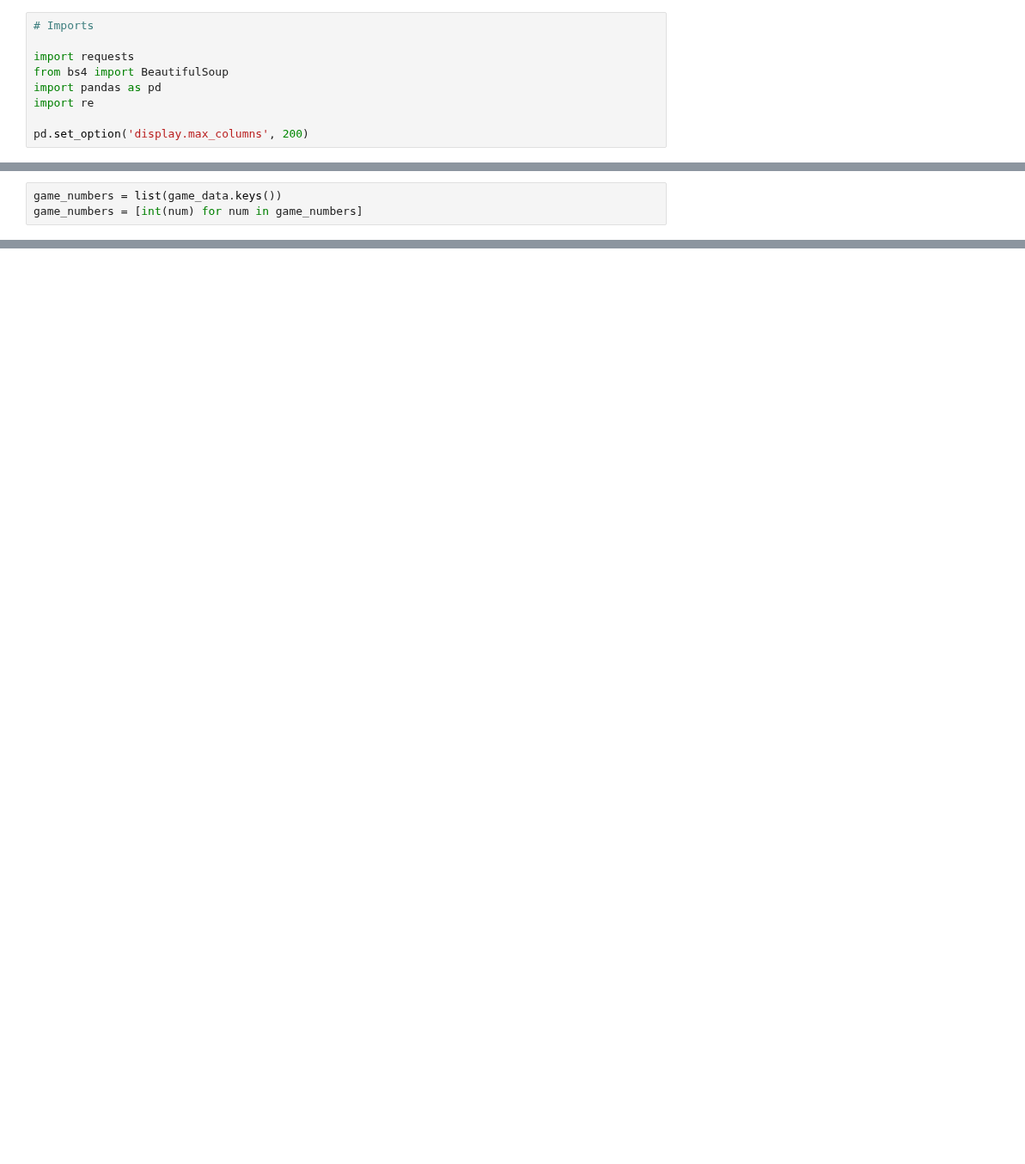
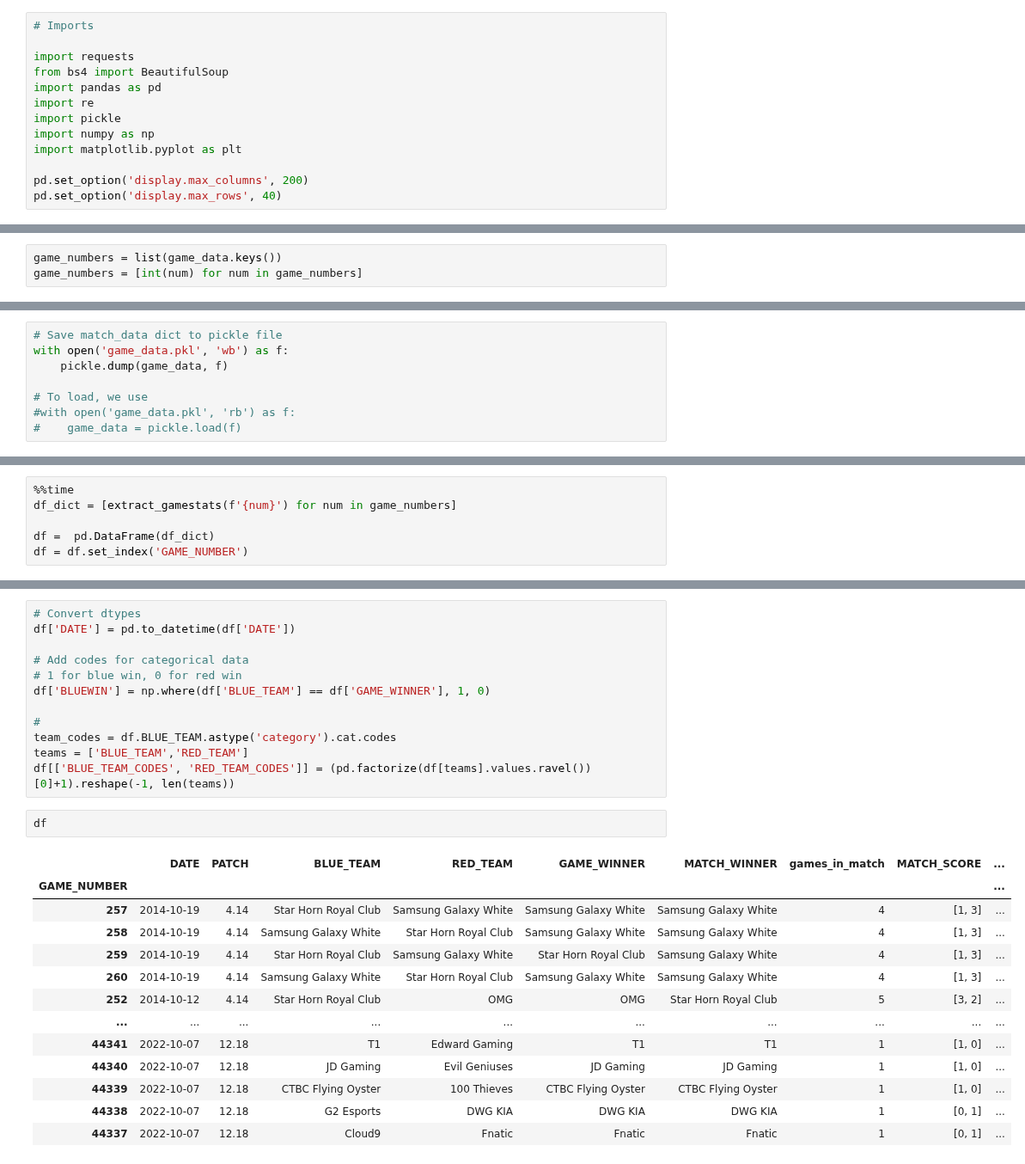
Before and after one commit to Mark-Bugden/League-of-Legends-Win-Prediction, a Jupyter notebook: Data collection/ProPlay/WebScrapingProMatches.ipynb, the cells around one changed output, grey strips where cells are left out. Shown at 86% size. Cells and saved outputs as stored; diff of their text form; blank space fills up the shorter version.

```diff
--- a/Data collection/ProPlay/WebScrapingProMatches.ipynb
+++ b/Data collection/ProPlay/WebScrapingProMatches.ipynb
@@ -19,8 +19,12 @@ import requests
 from bs4 import BeautifulSoup
 import pandas as pd
 import re
+import pickle
+import numpy as np
+import matplotlib.pyplot as plt
 
 pd.set_option('display.max_columns', 200)
+pd.set_option('display.max_rows', 40)
 # %%
 import sys
 print(sys.version)
@@ -203 +244,9 @@ Wall time: 2min 49s
+# %%
+# Save match_data dict to pickle file
+with open('game_data.pkl', 'wb') as f:
+    pickle.dump(game_data, f)
+
+# To load, we use
+#with open('game_data.pkl', 'rb') as f:
+#    game_data = pickle.load(f)
 # %%
@@ -229,0 +322,6 @@ game_data['257']['data']
+# %%
+%%time
+df_dict = [extract_gamestats(f'{num}') for num in game_numbers]
+
+df =  pd.DataFrame(df_dict)
+df = df.set_index('GAME_NUMBER')
@@ -229,0 +330,28 @@ game_data['257']['data']
+# %%
+# Convert dtypes
+df['DATE'] = pd.to_datetime(df['DATE'])
+
+# Add codes for categorical data
+# 1 for blue win, 0 for red win
+df['BLUEWIN'] = np.where(df['BLUE_TEAM'] == df['GAME_WINNER'], 1, 0)
+
+#
+team_codes = df.BLUE_TEAM.astype('category').cat.codes
+teams = ['BLUE_TEAM','RED_TEAM']
+df[['BLUE_TEAM_CODES', 'RED_TEAM_CODES']] = (pd.factorize(df[teams].values.ravel())[0]+1).reshape(-1, len(teams))
+# %%
+df
+# %% [output]
+|  | DATE | PATCH | BLUE_TEAM | RED_TEAM | GAME_WINNER | MATCH_WINNER | games_in_match | MATCH_SCORE | ... |
+| GAME_NUMBER |  |  |  |  |  |  |  |  | ... |
+| 257 | 2014-10-19 | 4.14 | Star Horn Royal Club | Samsung Galaxy White | Samsung Galaxy White | Samsung Galaxy White | 4 | [1, 3] | ... |
+| 258 | 2014-10-19 | 4.14 | Samsung Galaxy White | Star Horn Royal Club | Samsung Galaxy White | Samsung Galaxy White | 4 | [1, 3] | ... |
+| 259 | 2014-10-19 | 4.14 | Star Horn Royal Club | Samsung Galaxy White | Star Horn Royal Club | Samsung Galaxy White | 4 | [1, 3] | ... |
+| 260 | 2014-10-19 | 4.14 | Samsung Galaxy White | Star Horn Royal Club | Samsung Galaxy White | Samsung Galaxy White | 4 | [1, 3] | ... |
+| 252 | 2014-10-12 | 4.14 | Star Horn Royal Club | OMG | OMG | Star Horn Royal Club | 5 | [3, 2] | ... |
+| ... | ... | ... | ... | ... | ... | ... | ... | ... | ... |
+| 44341 | 2022-10-07 | 12.18 | T1 | Edward Gaming | T1 | T1 | 1 | [1, 0] | ... |
+| 44340 | 2022-10-07 | 12.18 | JD Gaming | Evil Geniuses | JD Gaming | JD Gaming | 1 | [1, 0] | ... |
+| 44339 | 2022-10-07 | 12.18 | CTBC Flying Oyster | 100 Thieves | CTBC Flying Oyster | CTBC Flying Oyster | 1 | [1, 0] | ... |
+| 44338 | 2022-10-07 | 12.18 | G2 Esports | DWG KIA | DWG KIA | DWG KIA | 1 | [0, 1] | ... |
+| 44337 | 2022-10-07 | 12.18 | Cloud9 | Fnatic | Fnatic | Fnatic | 1 | [0, 1] | ... |
```
Also changed, not shown: parts of 25 cells of this notebook, 1 other file.
